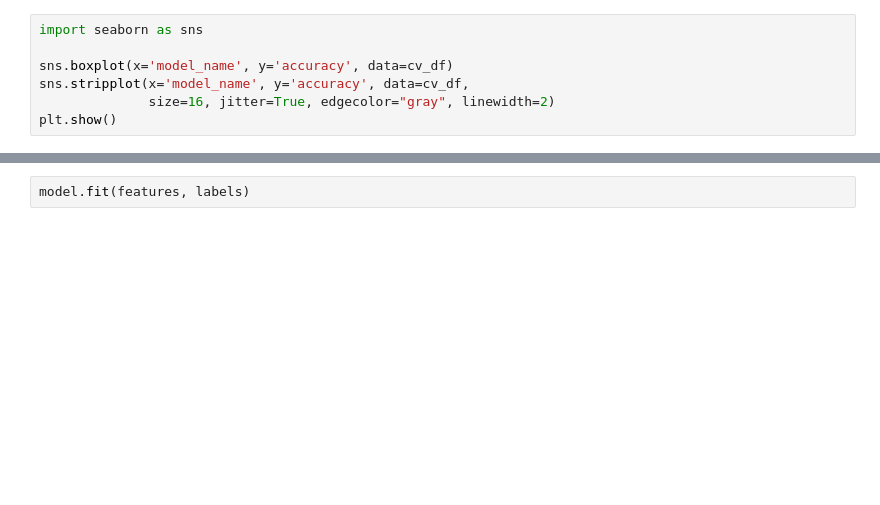
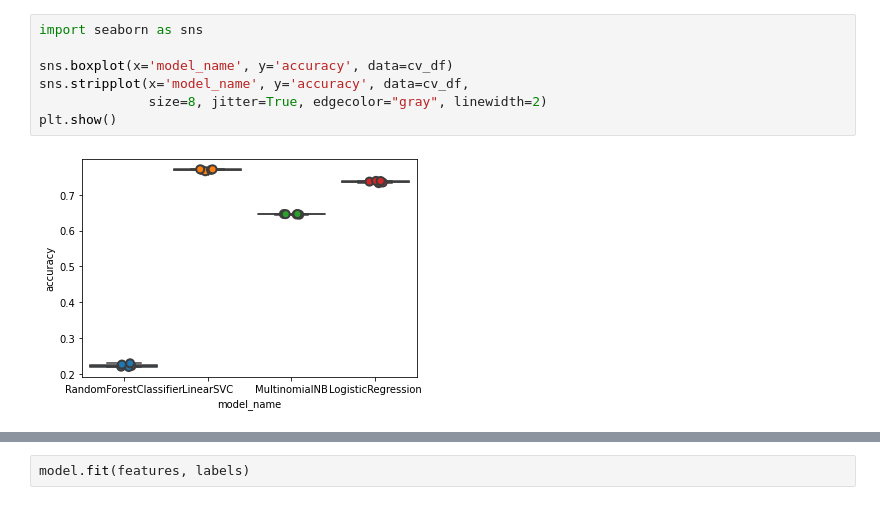
Before and after one commit to pedrobragap/products_classification, a Jupyter notebook: products_classificantion.ipynb, the cells around one changed output, grey strips where cells are left out. Cells and saved outputs as stored; diff of their text form; blank space fills up the shorter version.

```diff
--- a/products_classificantion.ipynb
+++ b/products_classificantion.ipynb
@@ -87,9 +158,11 @@ cv_df = pd.DataFrame(entries, columns=['model_name', 'fold_idx', 'accuracy'])
 # %%
 import seaborn as sns
 
 sns.boxplot(x='model_name', y='accuracy', data=cv_df)
 sns.stripplot(x='model_name', y='accuracy', data=cv_df,
-              size=16, jitter=True, edgecolor="gray", linewidth=2)
+              size=8, jitter=True, edgecolor="gray", linewidth=2)
 plt.show()
+# %% [output]
+[figure, added]
 # %%
 cv_df.groupby('model_name').accuracy.mean()
```
Also changed, not shown: parts of 27 cells of this notebook.
